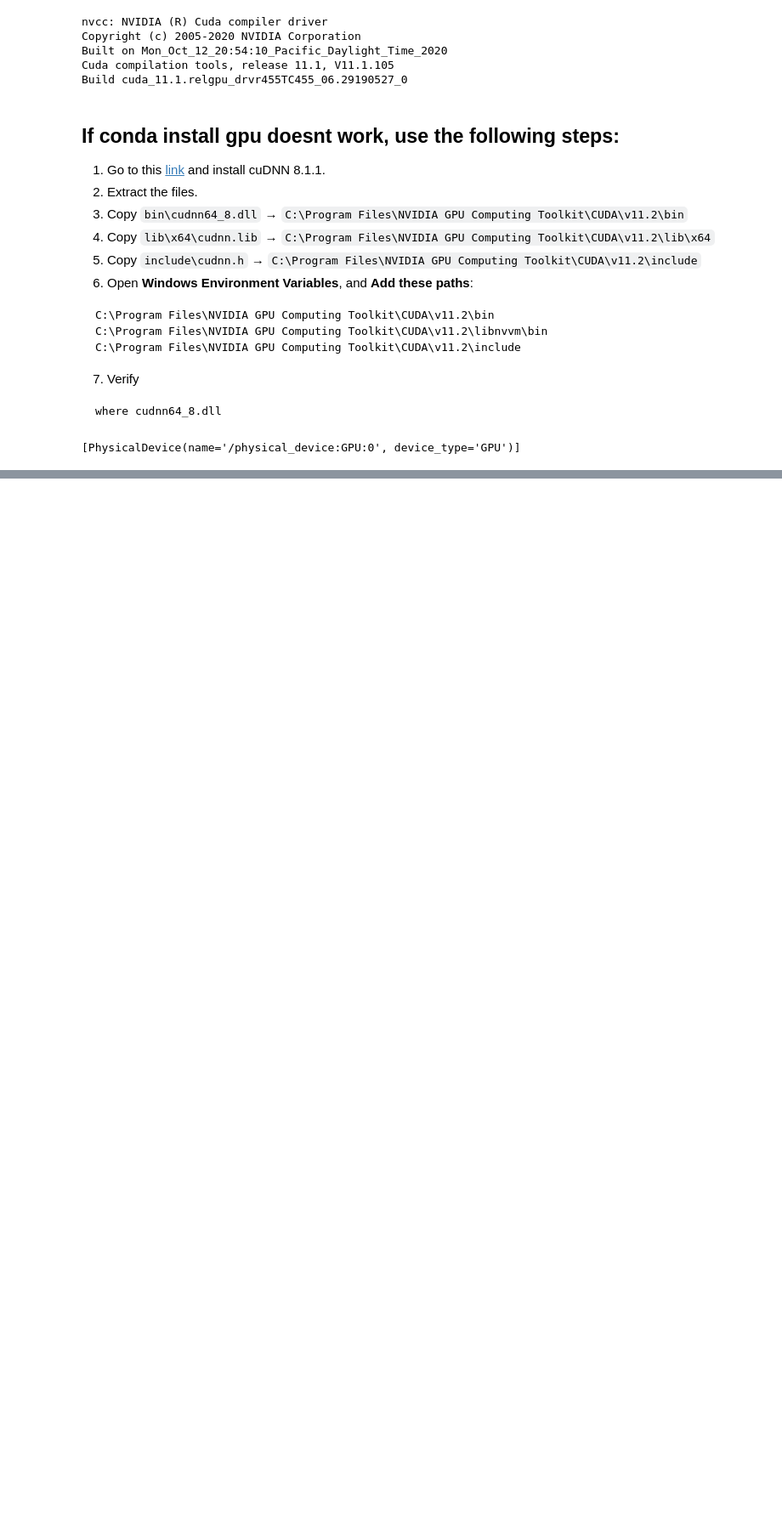
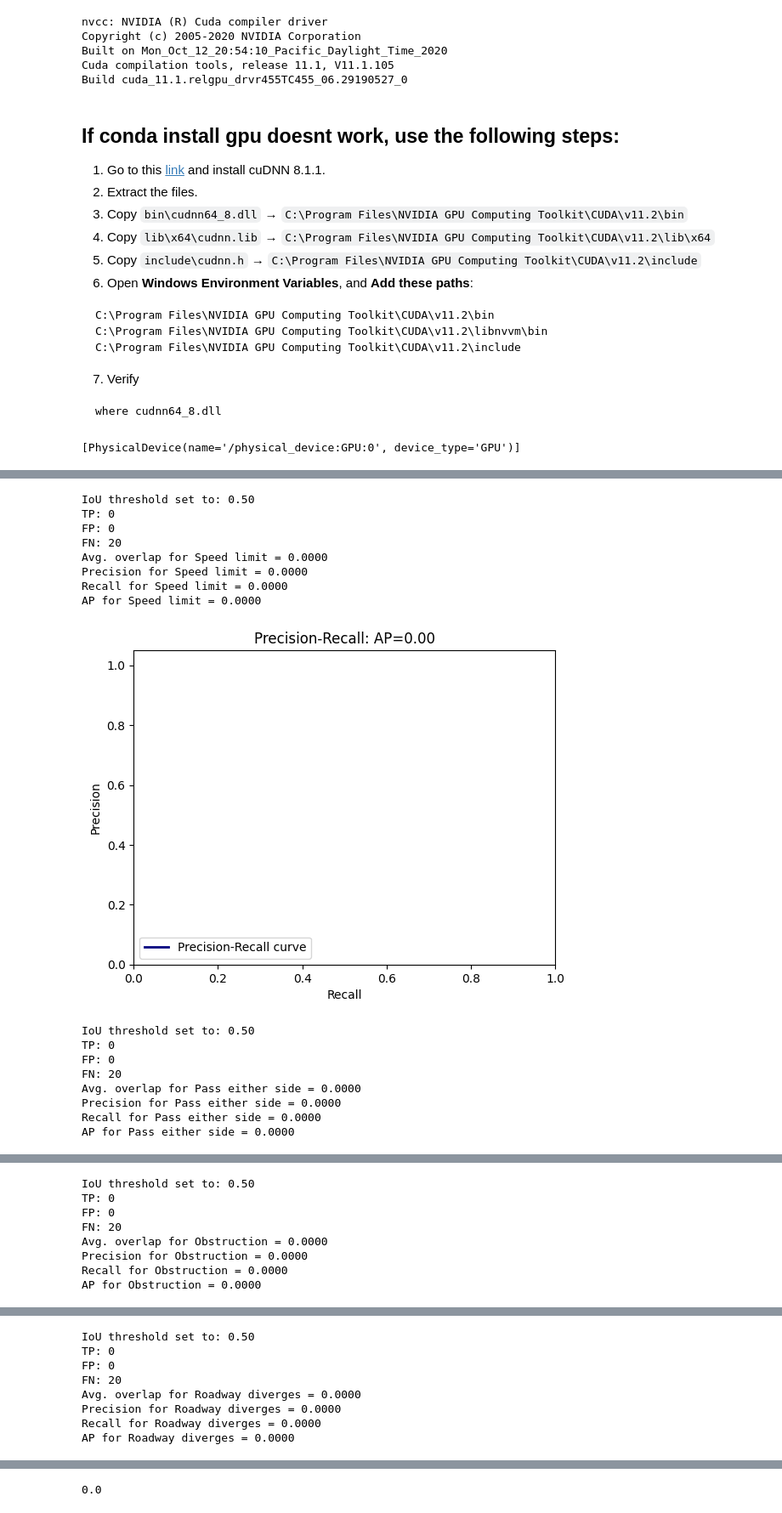
Before and after one commit to V3ness/traffic-sign-detection, a Jupyter notebook: test_run_models.ipynb, the cells around one changed output, grey strips where cells are left out. Shown: that part at 85% size. Cells and saved outputs as stored; diff of their text form; code cells hidden in the pictures; blank space fills up the shorter version.

```diff
--- a/test_run_models.ipynb
+++ b/test_run_models.ipynb
@@ -148,0 +466,12 @@ cv2.destroyAllWindows()
+# %%
+# Returns the intersection over union of two rectangles, a and b, where each is an array [x,y,w,h]
+def compute_iou(bbgt, bb):
+    overlaps = np.zeros(len(bbgt))
+    for i,gtBbox in enumerate(bbgt):
+        inters = float(intersection(gtBbox, bb))
+        uni = union(gtBbox, bb, inters)
+        iou = inters/uni
+        overlaps[i] = iou
+    ioumax = np.max(overlaps)
+    jmax = np.argmax(overlaps)
+    return ioumax, jmax
@@ -148,0 +643,25 @@ cv2.destroyAllWindows()
+# %%
+def plot_full_precision_recall(data):
+    fig, ax = plt.subplots(figsize=(6, 4))
+    lines = ["-","--","-.",":"]
+    linecycler = cycle(lines)
+    for d in data:
+        recall = d['recall']
+        prec = d['precision']
+        ap = d['ap']
+        cls = d['class']
+        # first append sentinel values at the end
+        mrec = np.concatenate(([0.], recall, [recall[-1]]))
+        mpre = np.concatenate(([prec[0]], prec, [0.]))
+        ax.plot(mrec, mpre, next(linecycler), label='{} (AP = {:.2f}%)'.format(cls,ap*100))
+
+    plt.xlabel('Recall')
+    plt.ylabel('Precision')
+    plt.ylim([0.0, 1.05])
+    plt.xlim([0.0, 1.0])
+    plt.legend(loc="lower left")
+    plt.draw()
+    plt.tight_layout()
+    plt.savefig('gtsdb_pre_rec_curves.pdf', format='pdf')
+    plt.show()
+    plt.clf()
@@ -148,0 +821,26 @@ cv2.destroyAllWindows()
+# %%
+compute_mean_average_precision(detections)
+# print("----- Small detections -----")
+# compute_mean_average_precision(detections_small)
+# print("----- Medium detections -----")
+# compute_mean_average_precision(detections_medium)
+# print("----- Large detections -----")
+# compute_mean_average_precision(detections_large)
+# %% [output]
+IoU threshold set to: 0.50
+TP: 0
+FP: 0
+FN: 20
+Avg. overlap for Speed limit = 0.0000
+Precision for Speed limit = 0.0000
+Recall for Speed limit = 0.0000
+AP for Speed limit = 0.0000
+[figure, added]
+IoU threshold set to: 0.50
+TP: 0
+FP: 0
+FN: 20
+Avg. overlap for Pass either side = 0.0000
+Precision for Pass either side = 0.0000
+Recall for Pass either side = 0.0000
+AP for Pass either side = 0.0000
@@ -148,0 +848,8 @@ cv2.destroyAllWindows()
+IoU threshold set to: 0.50
+TP: 0
+FP: 0
+FN: 20
+Avg. overlap for Obstruction = 0.0000
+Precision for Obstruction = 0.0000
+Recall for Obstruction = 0.0000
+AP for Obstruction = 0.0000
@@ -148,0 +857,8 @@ cv2.destroyAllWindows()
+IoU threshold set to: 0.50
+TP: 0
+FP: 0
+FN: 20
+Avg. overlap for Roadway diverges = 0.0000
+Precision for Roadway diverges = 0.0000
+Recall for Roadway diverges = 0.0000
+AP for Roadway diverges = 0.0000
@@ -148,0 +885 @@ cv2.destroyAllWindows()
+0.0
```
Also changed, not shown: parts of 37 cells of this notebook.
